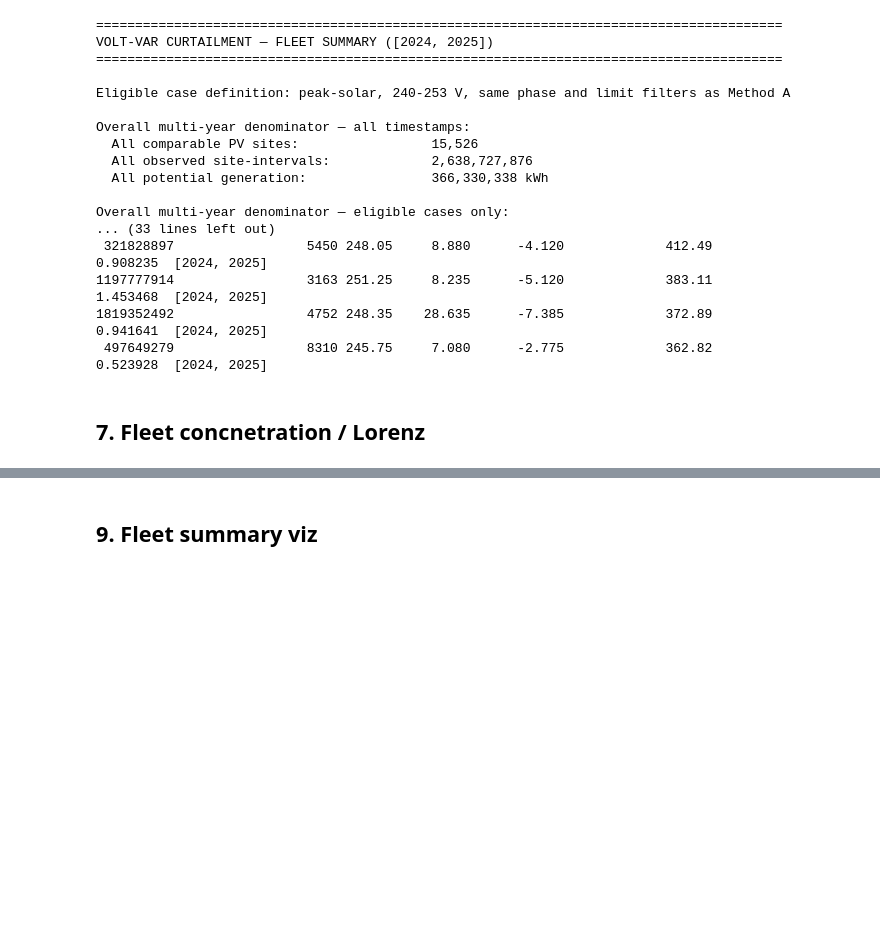
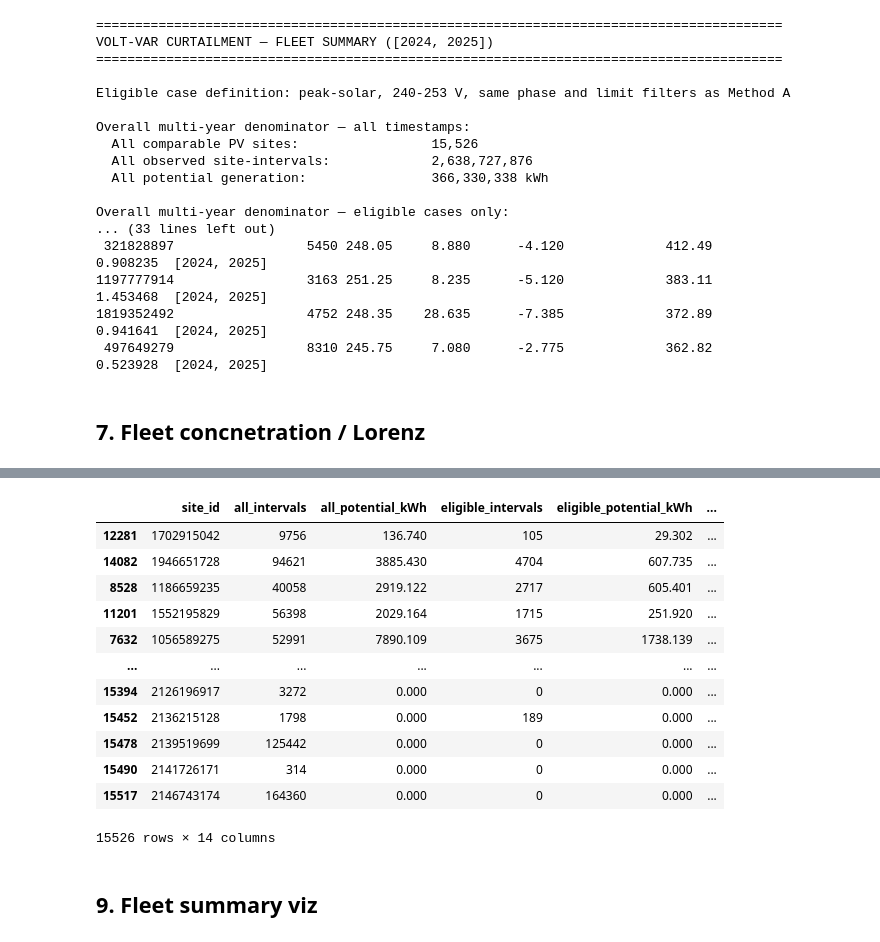
Before and after one commit to UNSW-CEEM/CICCADA, a Jupyter notebook: bms_sa_review/data_query/03_voltvar_curtailment_detection.ipynb, the cells around one changed output, grey strips where cells are left out. Cells and saved outputs as stored; diff of their text form; code cells hidden in the pictures; blank space fills up the shorter version.

```diff
--- a/bms_sa_review/data_query/03_voltvar_curtailment_detection.ipynb
+++ b/bms_sa_review/data_query/03_voltvar_curtailment_detection.ipynb
@@ -828,6 +827,22 @@ Concentration of estimated Volt-VAr curtailment:
 
 Total affected sites: 5,263
 Total estimated curtailment: 93,095.6 kWh
+# %%
+site_dist.sort_values("pct_all_potential_curtailed", ascending=False)
+# %% [output]
+|  | site_id | all_intervals | all_potential_kWh | eligible_intervals | eligible_potential_kWh | ... |
+| 12281 | 1702915042 | 9756 | 136.740 | 105 | 29.302 | ... |
+| 14082 | 1946651728 | 94621 | 3885.430 | 4704 | 607.735 | ... |
+| 8528 | 1186659235 | 40058 | 2919.122 | 2717 | 605.401 | ... |
+| 11201 | 1552195829 | 56398 | 2029.164 | 1715 | 251.920 | ... |
+| 7632 | 1056589275 | 52991 | 7890.109 | 3675 | 1738.139 | ... |
+| ... | ... | ... | ... | ... | ... | ... |
+| 15394 | 2126196917 | 3272 | 0.000 | 0 | 0.000 | ... |
+| 15452 | 2136215128 | 1798 | 0.000 | 189 | 0.000 | ... |
+| 15478 | 2139519699 | 125442 | 0.000 | 0 | 0.000 | ... |
+| 15490 | 2141726171 | 314 | 0.000 | 0 | 0.000 | ... |
+| 15517 | 2146743174 | 164360 | 0.000 | 0 | 0.000 | ... |
+15526 rows × 14 columns
 # %% [markdown]
 ## 9. Fleet summary viz
 # %%
```
Also changed, not shown: parts of 2 cells of this notebook, 2 other files.
